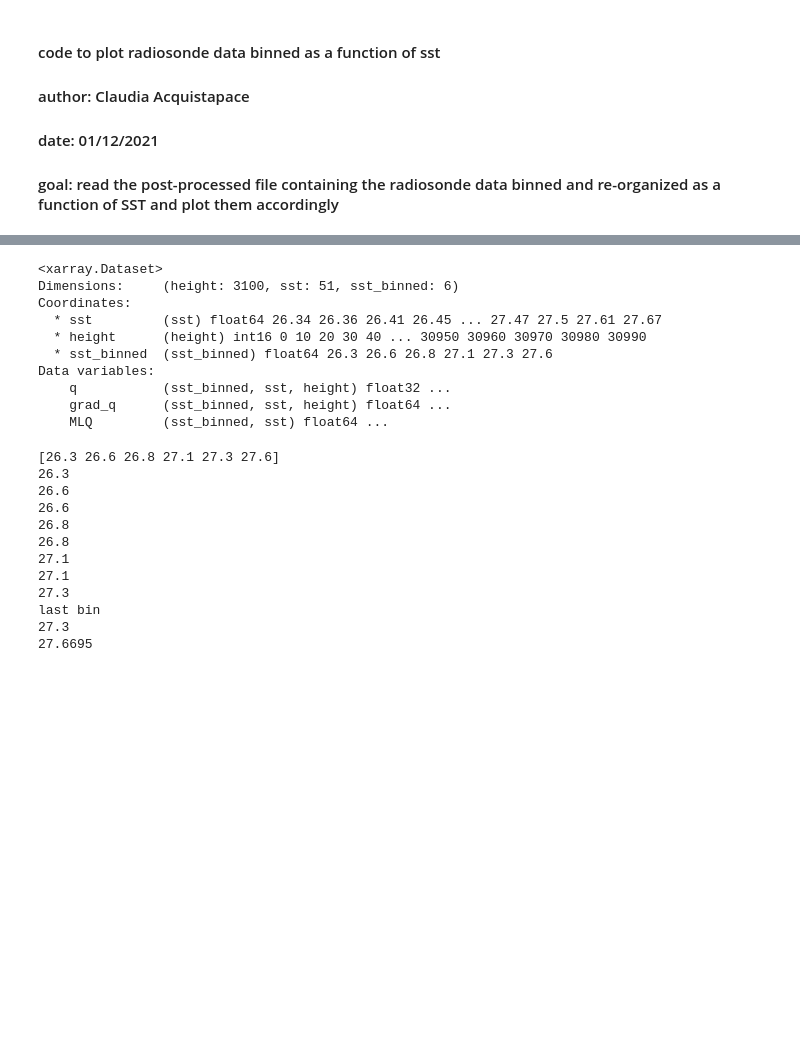
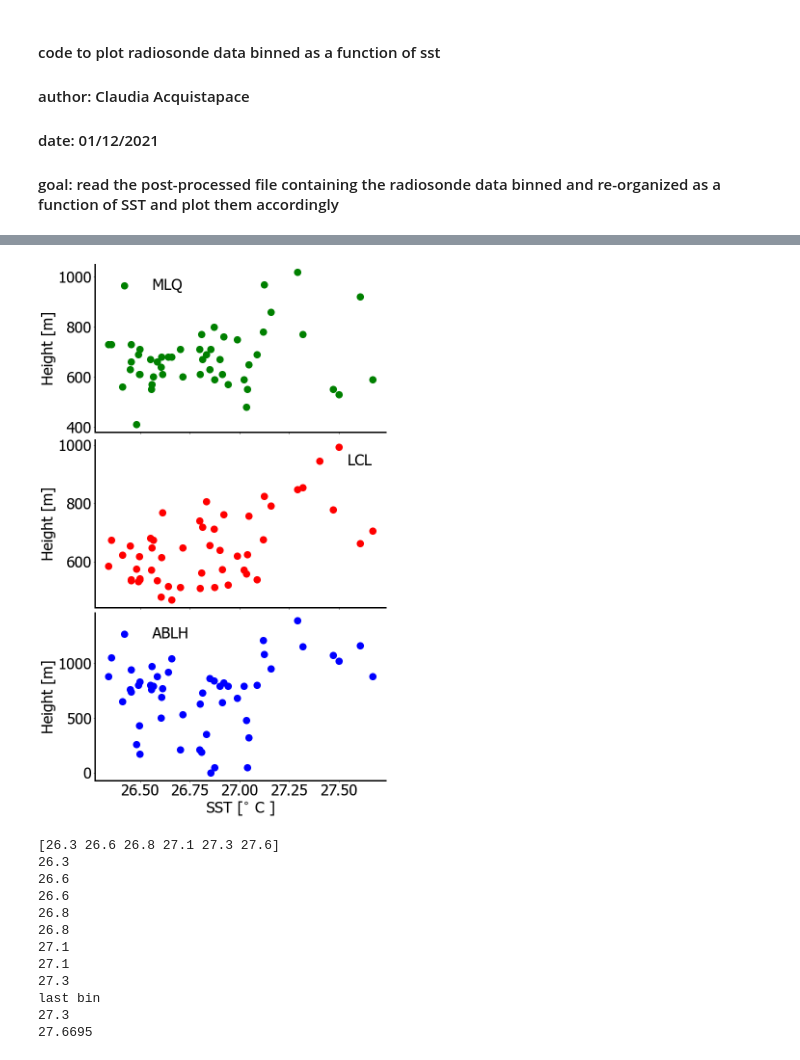
Before and after one commit to ClauClouds/SST-impact, a Jupyter notebook: plot_radiosonde_binned_vs_sst_data.ipynb, the cells around one changed output, grey strips where cells are left out. Drawn from its saved outputs; the diff is of its cells as text; code cells hidden in the pictures; blank space fills up the shorter version.

```diff
--- a/plot_radiosonde_binned_vs_sst_data.ipynb
+++ b/plot_radiosonde_binned_vs_sst_data.ipynb
@@ -42,3 +42,4 @@ RS_atalante_Data_new = xr.open_dataset(path_RS_postprocessed_data+'radiosondes_a
 
 # reading data produced after reviewer's comment
 q_data_review = xr.open_dataset(('/Volumes/Extreme SSD/work/006_projects/001_Prec_Trade_Cycle/post_processed_data/q_data_comment_reviewer.nc'))
+q_raw = xr.open_dataset(('/Volumes/Extreme SSD/work/006_projects/001_Prec_Trade_Cycle/post_processed_data/q_file_review.nc'))
@@ -45,16 +58,48 @@ q_data_review = xr.open_dataset(('/Volumes/Extreme SSD/work/006_projects/001_Pre
 # %%
-q_data_review
+RS_atalante_Data_new
+# create scatter plot of MLQ, LCL, ABLH, vs SST
+fig, ax1 = plt.subplots(3,1, figsize=(10,16), sharex=True, constrained_layout=True)
+
+dict_plot_settings = {
+    'labelsizeaxes':32,
+    'fontSizeTitle':32,
+    'fontSizeX'    :32,
+    'fontSizeY'    :32,
+    'cbarAspect'   :32,
+    'fontSizeCbar' :32,
+    'rcparams_font':['Tahoma'],
+    'savefig_dpi'  :100,
+    'font_size'    :32,
+    'grid'         :True}
+
+
+# plots settings defined by user at the top
+labelsizeaxes   = dict_plot_settings['labelsizeaxes']
+fontSizeTitle   = dict_plot_settings['fontSizeTitle']
+fontSizeX       = dict_plot_settings['fontSizeX']
+fontSizeY       = dict_plot_settings['fontSizeY']
+cbarAspect      = dict_plot_settings['cbarAspect']
+fontSizeCbar    = dict_plot_settings['fontSizeCbar']
+rcParams['font.sans-serif'] = dict_plot_settings['rcparams_font']
+matplotlib.rcParams['savefig.dpi'] = dict_plot_settings['savefig_dpi']
+plt.rcParams.update({'font.size':dict_plot_settings['font_size']})
+ax1[0].scatter(q_raw.sst.values, q_raw.MLQ.values, label='MLQ', color='green', s=200)
+ax1[1].scatter(RS_atalante_Data_new.sst.values, RS_atalante_Data_new.lcl.values, label='LCL', color='red', s=200)
+ax1[2].scatter(RS_atalante_Data_new.sst.values, RS_atalante_Data_new.pblh.values, label='ABLH', color='blue', s=200)
+ax1[2].set_xlabel('SST [$^{\circ}$ C ]')
+
+for axs in ax1:
+    axs.legend(frameon=False)
+
+    axs.set_ylabel('Height [m]')
+    axs.spines["top"].set_visible(False)
+    axs.spines["right"].set_visible(False)
+    axs.spines["bottom"].set_linewidth(3)
+    axs.spines["left"].set_linewidth(3)
+
+fig.savefig(path_plot+'scatter_plot_RS_data_R1.png')
 # %% [output]
-<xarray.Dataset>
-Dimensions:     (height: 3100, sst: 51, sst_binned: 6)
-Coordinates:
-  * sst         (sst) float64 26.34 26.36 26.41 26.45 ... 27.47 27.5 27.61 27.67
-  * height      (height) int16 0 10 20 30 40 ... 30950 30960 30970 30980 30990
-  * sst_binned  (sst_binned) float64 26.3 26.6 26.8 27.1 27.3 27.6
-Data variables:
-    q           (sst_binned, sst, height) float32 ...
-    grad_q      (sst_binned, sst, height) float64 ...
-    MLQ         (sst_binned, sst) float64 ...
+[figure, added]
 # %%
 # building binned array of sst
 sst_tsg_RS = RS_atalante_Data_new.sst.values
```
Also changed, not shown: parts of 10 cells of this notebook, 2 other files.
